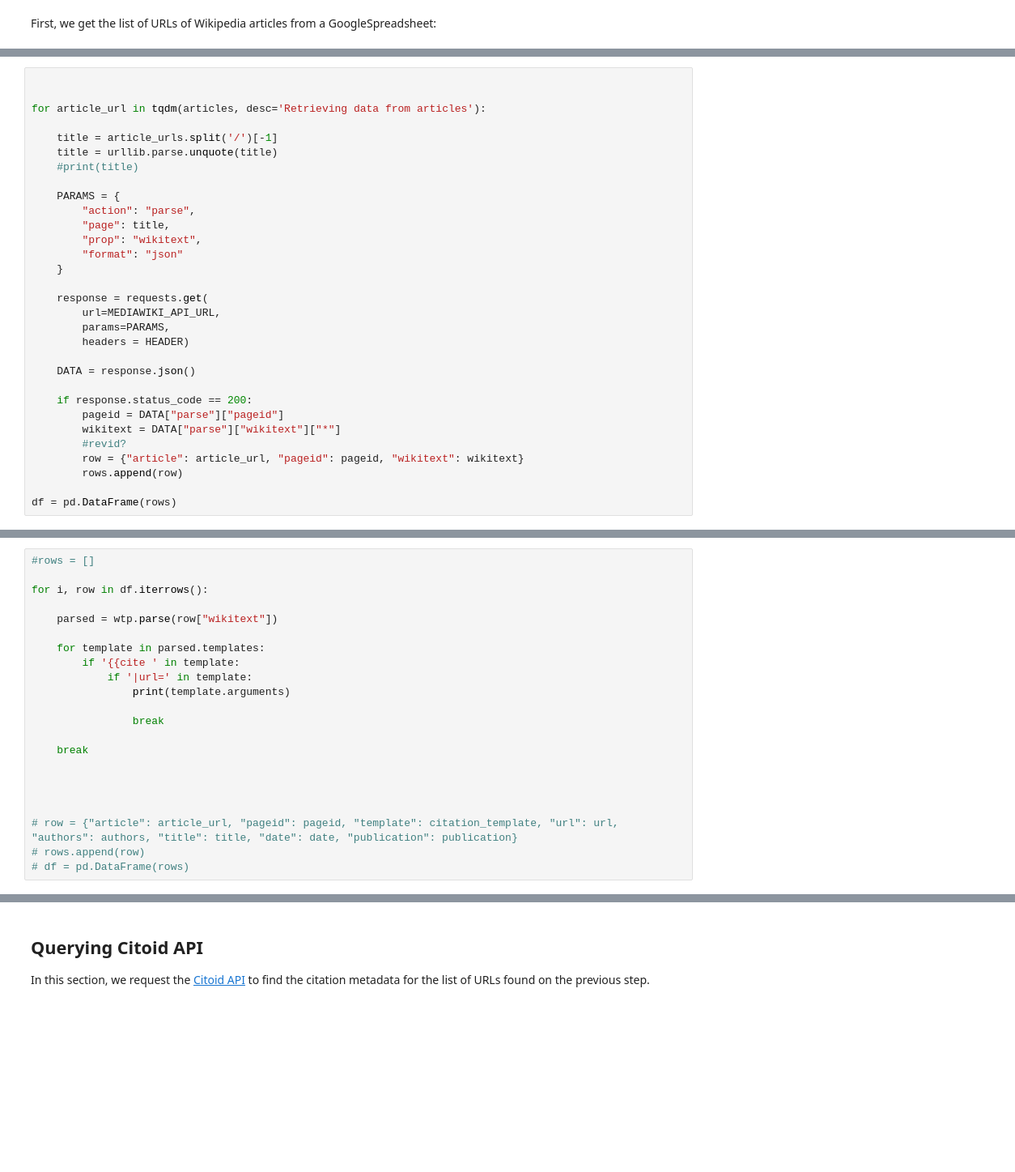
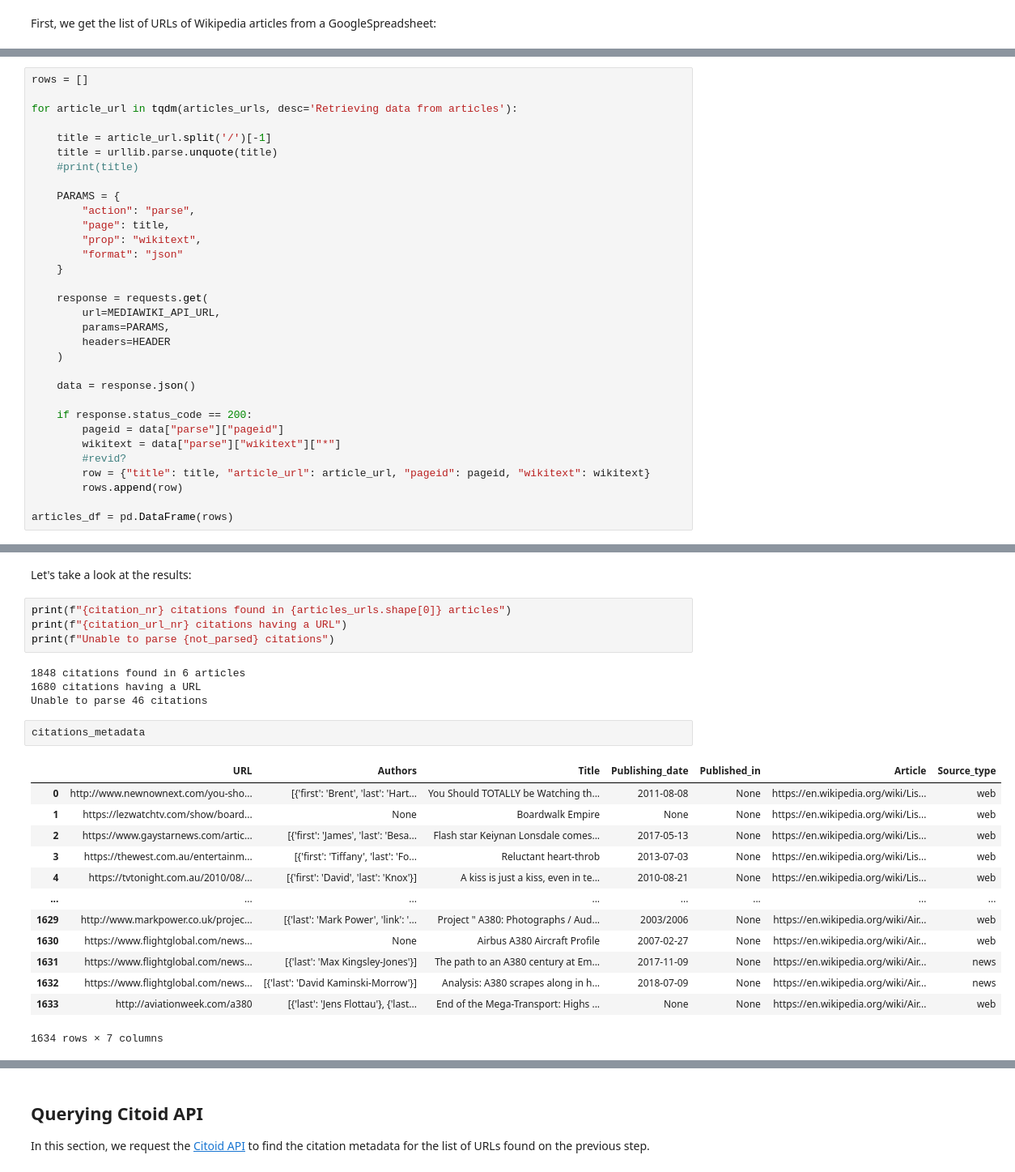
Before and after one commit to hdlabconicet/Web2Cit-research, a Jupyter notebook: understand-citoid-coverage.ipynb, the cells around one changed output, grey strips where cells are left out. Shown: that part at 81% size. Drawn from its saved outputs; the diff is of its cells as text; blank space fills up the shorter version.

Commit message:
citation metadata extraction

```diff
--- a/understand-citoid-coverage.ipynb
+++ b/understand-citoid-coverage.ipynb
@@ -82,9 +84,9 @@ In order to obtain all the references cited on each article, we will get the sou
 # %%
+rows = []
 
+for article_url in tqdm(articles_urls, desc='Retrieving data from articles'):
 
-for article_url in tqdm(articles, desc='Retrieving data from articles'):
-
-    title = article_urls.split('/')[-1]
+    title = article_url.split('/')[-1]
     title = urllib.parse.unquote(title)
     #print(title)
 
@@ -98,15 +100,16 @@ for article_url in tqdm(articles, desc='Retrieving data from articles'):
     response = requests.get(
         url=MEDIAWIKI_API_URL,
         params=PARAMS,
-        headers = HEADER)
+        headers=HEADER
+    )
 
-    DATA = response.json()
+    data = response.json()
 
     if response.status_code == 200:
-        pageid = DATA["parse"]["pageid"]
-        wikitext = DATA["parse"]["wikitext"]["*"]
+        pageid = data["parse"]["pageid"]
+        wikitext = data["parse"]["wikitext"]["*"]
         #revid?
-        row = {"article": article_url, "pageid": pageid, "wikitext": wikitext}
+        row = {"title": title, "article_url": article_url, "pageid": pageid, "wikitext": wikitext}
         rows.append(row)
 
-df = pd.DataFrame(rows)
+articles_df = pd.DataFrame(rows)
@@ -147,22 +149,0 @@ Therefore, we parse the page content looking only for the citation templates inc
-# %%
-#rows = []
-
-for i, row in df.iterrows():
-
-    parsed = wtp.parse(row["wikitext"])
-
-    for template in parsed.templates:
-        if '{{cite ' in template:
-            if '|url=' in template:
-                print(template.arguments)
-
-                break
-
-    break
-
-
-
-
-# row = {"article": article_url, "pageid": pageid, "template": citation_template, "url": url, "authors": authors, "title": title, "date": date, "publication": publication}
-# rows.append(row)
-# df = pd.DataFrame(rows)
@@ -174,0 +213,26 @@ assert len(args) == len(template.arguments)
+# %% [markdown]
+Let's take a look at the results:
+# %%
+print(f"{citation_nr} citations found in {articles_urls.shape[0]} articles")
+print(f"{citation_url_nr} citations having a URL")
+print(f"Unable to parse {not_parsed} citations")
+# %% [output]
+1848 citations found in 6 articles
+1680 citations having a URL
+Unable to parse 46 citations
+# %%
+citations_metadata
+# %% [output]
+|  | URL | Authors | Title | Publishing_date | Published_in | Article | Source_type |
+| 0 | http://www.newnownext.com/you-sho... | [{'first': 'Brent', 'last': 'Hart... | You Should TOTALLY be Watching th... | 2011-08-08 | None | https://en.wikipedia.org/wiki/Lis... | web |
+| 1 | https://lezwatchtv.com/show/board... | None | Boardwalk Empire | None | None | https://en.wikipedia.org/wiki/Lis... | web |
+| 2 | https://www.gaystarnews.com/artic... | [{'first': 'James', 'last': 'Besa... | Flash star Keiynan Lonsdale comes... | 2017-05-13 | None | https://en.wikipedia.org/wiki/Lis... | web |
+| 3 | https://thewest.com.au/entertainm... | [{'first': 'Tiffany', 'last': 'Fo... | Reluctant heart-throb | 2013-07-03 | None | https://en.wikipedia.org/wiki/Lis... | web |
+| 4 | https://tvtonight.com.au/2010/08/... | [{'first': 'David', 'last': 'Knox'}] | A kiss is just a kiss, even in te... | 2010-08-21 | None | https://en.wikipedia.org/wiki/Lis... | web |
+| ... | ... | ... | ... | ... | ... | ... | ... |
+| 1629 | http://www.markpower.co.uk/projec... | [{'last': 'Mark Power', 'link': '... | Project " A380: Photographs / Aud... | 2003/2006 | None | https://en.wikipedia.org/wiki/Air... | web |
+| 1630 | https://www.flightglobal.com/news... | None | Airbus A380 Aircraft Profile | 2007-02-27 | None | https://en.wikipedia.org/wiki/Air... | web |
+| 1631 | https://www.flightglobal.com/news... | [{'last': 'Max Kingsley-Jones'}] | The path to an A380 century at Em... | 2017-11-09 | None | https://en.wikipedia.org/wiki/Air... | news |
+| 1632 | https://www.flightglobal.com/news... | [{'last': 'David Kaminski-Morrow'}] | Analysis: A380 scrapes along in h... | 2018-07-09 | None | https://en.wikipedia.org/wiki/Air... | news |
+| 1633 | http://aviationweek.com/a380 | [{'last': 'Jens Flottau'}, {'last... | End of the Mega-Transport: Highs ... | None | None | https://en.wikipedia.org/wiki/Air... | web |
+1634 rows × 7 columns
```
Also changed, not shown: parts of 24 cells of this notebook, 1 other file.
